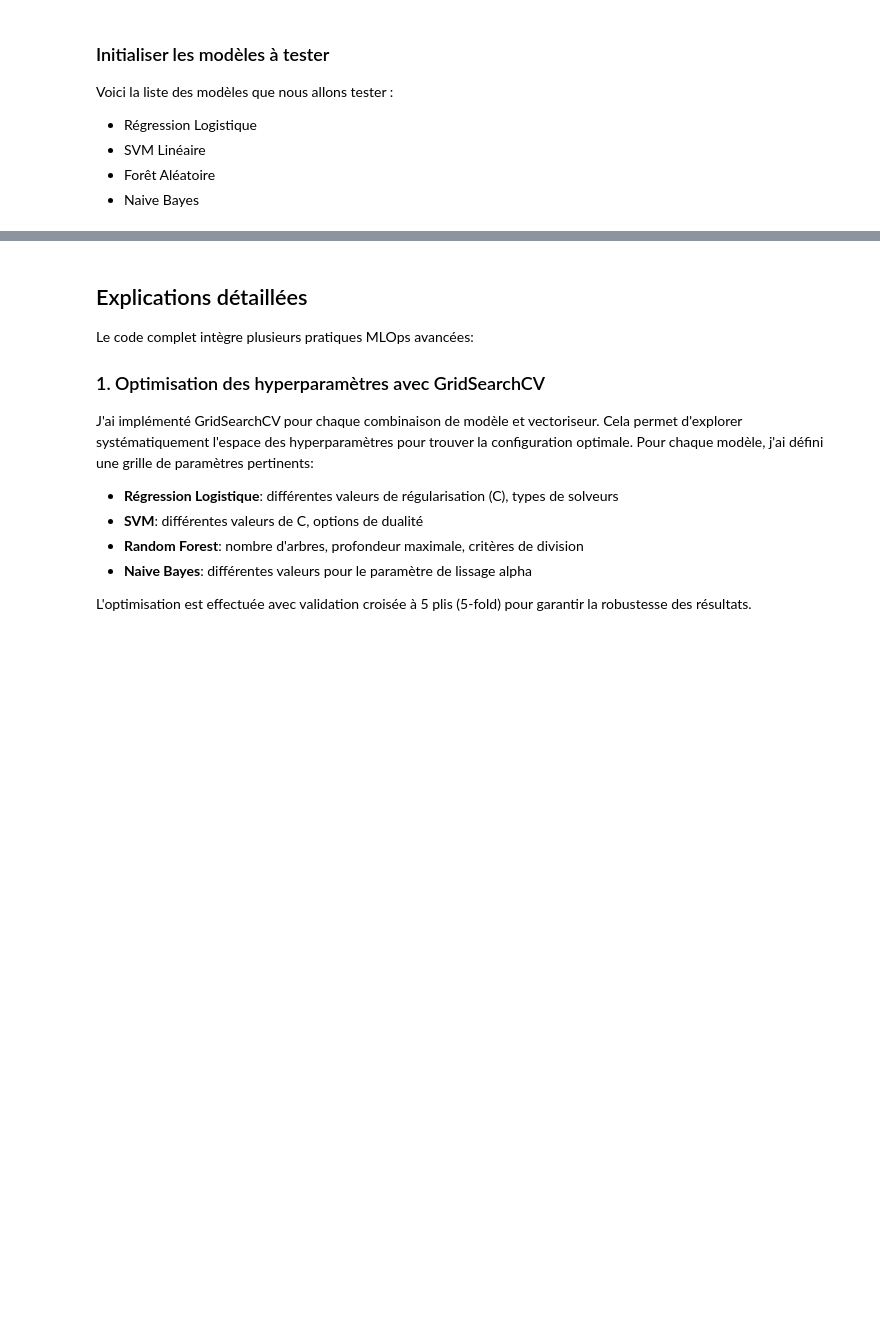
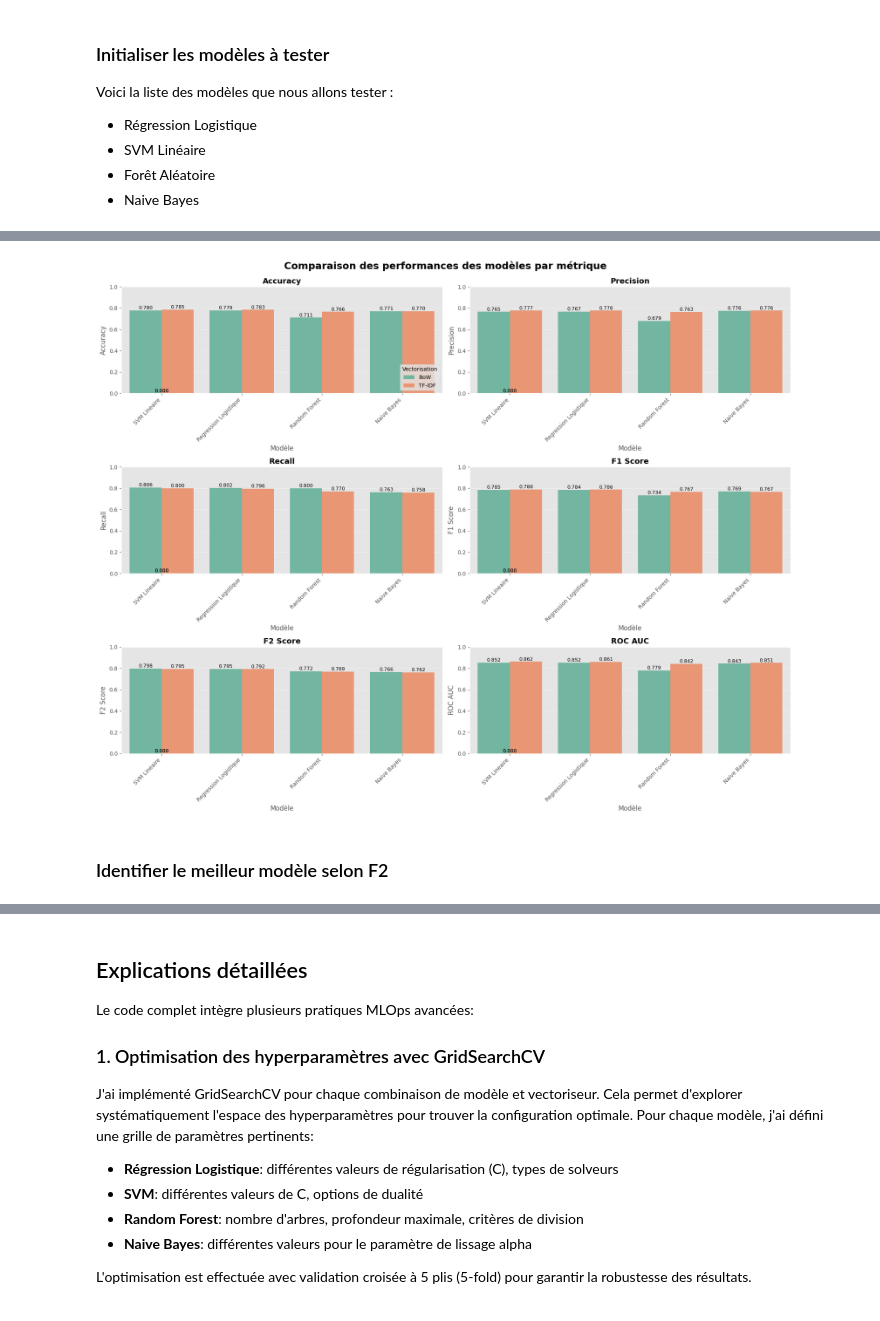
Before and after one commit to DavidScanu/oc-ai-engineer-p07-analyse-sentiments-deep-learning, a Jupyter notebook: scanu-david-03-notebook-modele-simple-20250306.ipynb, the cells around one changed output, grey strips where cells are left out. Saved outputs shown, nothing was run; the diff lists cells and outputs as text; code cells hidden in the pictures; blank space fills up the shorter version.

Commit message:
Simple model done! (minor corrections needed)

```diff
--- a/scanu-david-03-notebook-modele-simple-20250306.ipynb
+++ b/scanu-david-03-notebook-modele-simple-20250306.ipynb
@@ -887,0 +849,3 @@ best_model, vectorizer, best_model_name, best_vectorizer = save_best_model(resul
+# %%
+# Récupérer les résultats
+results_df = get_mlflow_results(experiment_name="OC Projet 7", prefixe_run="Modele_Simple_")
@@ -887,0 +1026,7 @@ best_model, vectorizer, best_model_name, best_vectorizer = save_best_model(resul
+# %%
+# Créer la visualisation
+display_metrics_subplot(results_df)
+# %% [output]
+[figure, added]
+# %% [markdown]
+### Identifier le meilleur modèle selon F2
```
Also changed, not shown: parts of 29 cells of this notebook, 2 other files.
